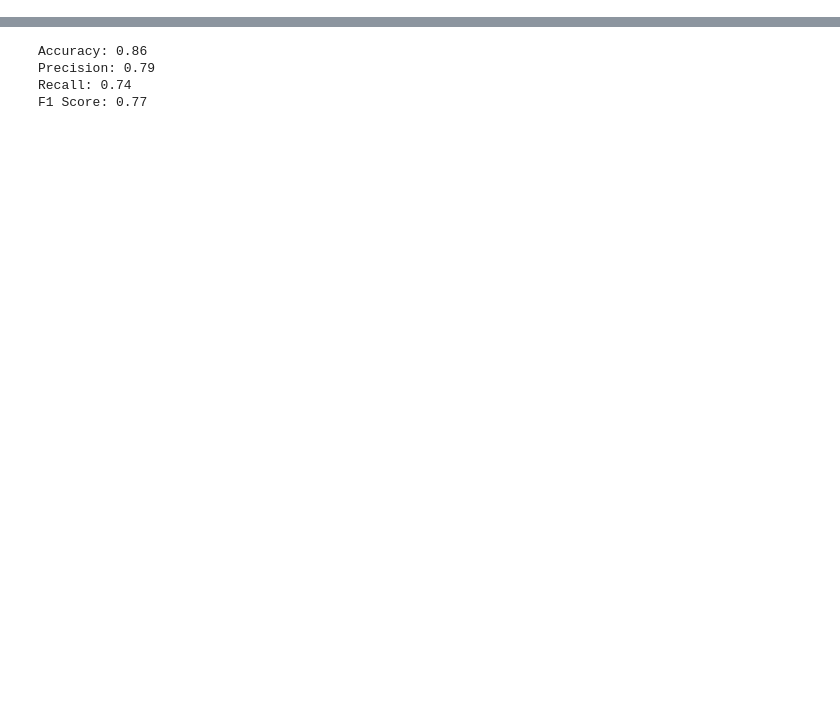
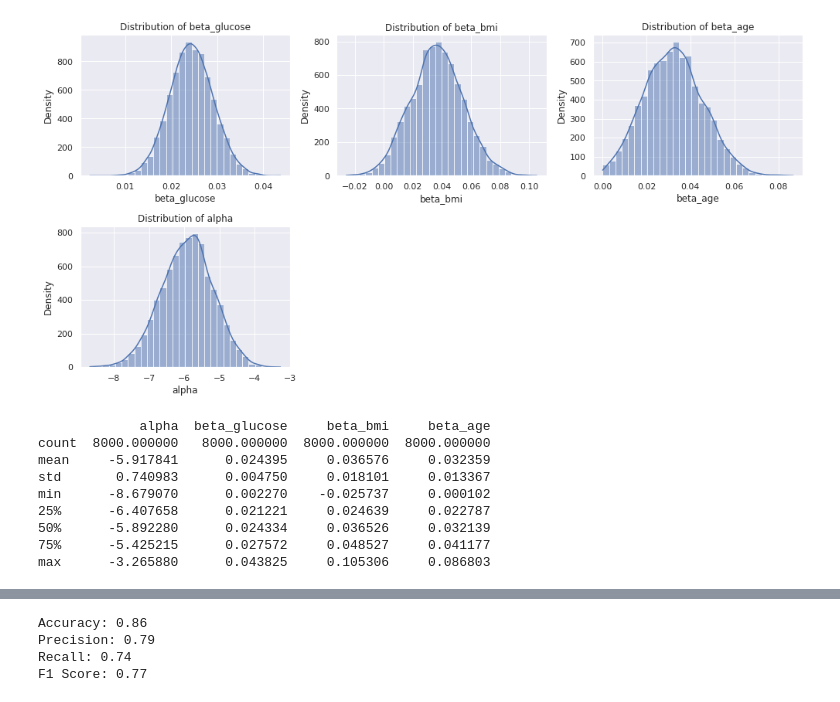
Before and after one commit to konprok/Data-Analytics, a Jupyter notebook: PimaDiabetesPrediction/model_1.ipynb, the cells around one changed output, grey strips where cells are left out. Cells and saved outputs as stored; diff of their text form; code cells hidden in the pictures; blank space fills up the shorter version.

Commit message:
Marginal distributions of parameters added

```diff
--- a/PimaDiabetesPrediction/model_1.ipynb
+++ b/PimaDiabetesPrediction/model_1.ipynb
@@ -50,3 +61,34 @@ preds_test2 = (probs_test2 > 0.5).astype(int)
+# %%
+plt.figure(figsize=(14, 10))
+for i, name in enumerate(betas):
+    beta_column = f'beta_{name}'
+    plt.subplot(3, 3, i+1)
+    sns.histplot(df3[beta_column], kde=True, bins=30)
+    plt.title(f'Distribution of {beta_column}')
+    plt.xlabel(beta_column)
+    plt.ylabel('Density')
+
+plt.subplot(3, 3, len(betas)+1)
+sns.histplot(df3['alpha'], kde=True, bins=30)
+plt.title('Distribution of alpha')
+plt.xlabel('alpha')
+plt.ylabel('Density')
+plt.tight_layout()
+plt.show()
+
+summary_stats = df3[['alpha'] + [f'beta_{name}' for name in betas]].describe()
+print(summary_stats)
+# %% [output]
+[figure, added]
+             alpha  beta_glucose     beta_bmi     beta_age
+count  8000.000000   8000.000000  8000.000000  8000.000000
+mean     -5.917841      0.024395     0.036576     0.032359
+std       0.740983      0.004750     0.018101     0.013367
+min      -8.679070      0.002270    -0.025737     0.000102
+25%      -6.407658      0.021221     0.024639     0.022787
+50%      -5.892280      0.024334     0.036526     0.032139
+75%      -5.425215      0.027572     0.048527     0.041177
+max      -3.265880      0.043825     0.105306     0.086803
 # %%
 accuracy = accuracy_score(test2_data['y'], preds_test2)
 precision = precision_score(test2_data['y'], preds_test2)
```
Also changed, not shown: parts of 4 cells of this notebook, 3 other files.
